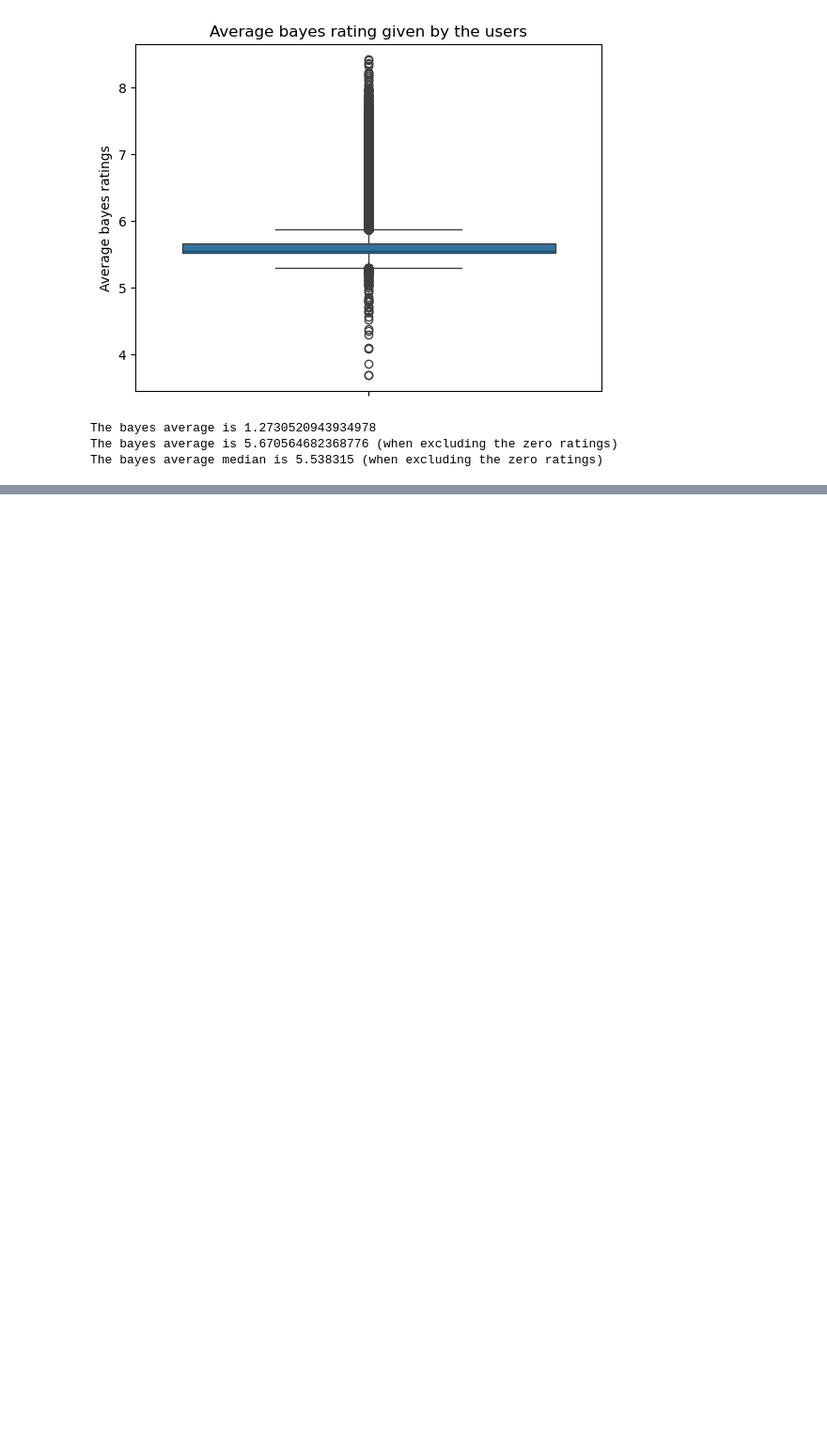
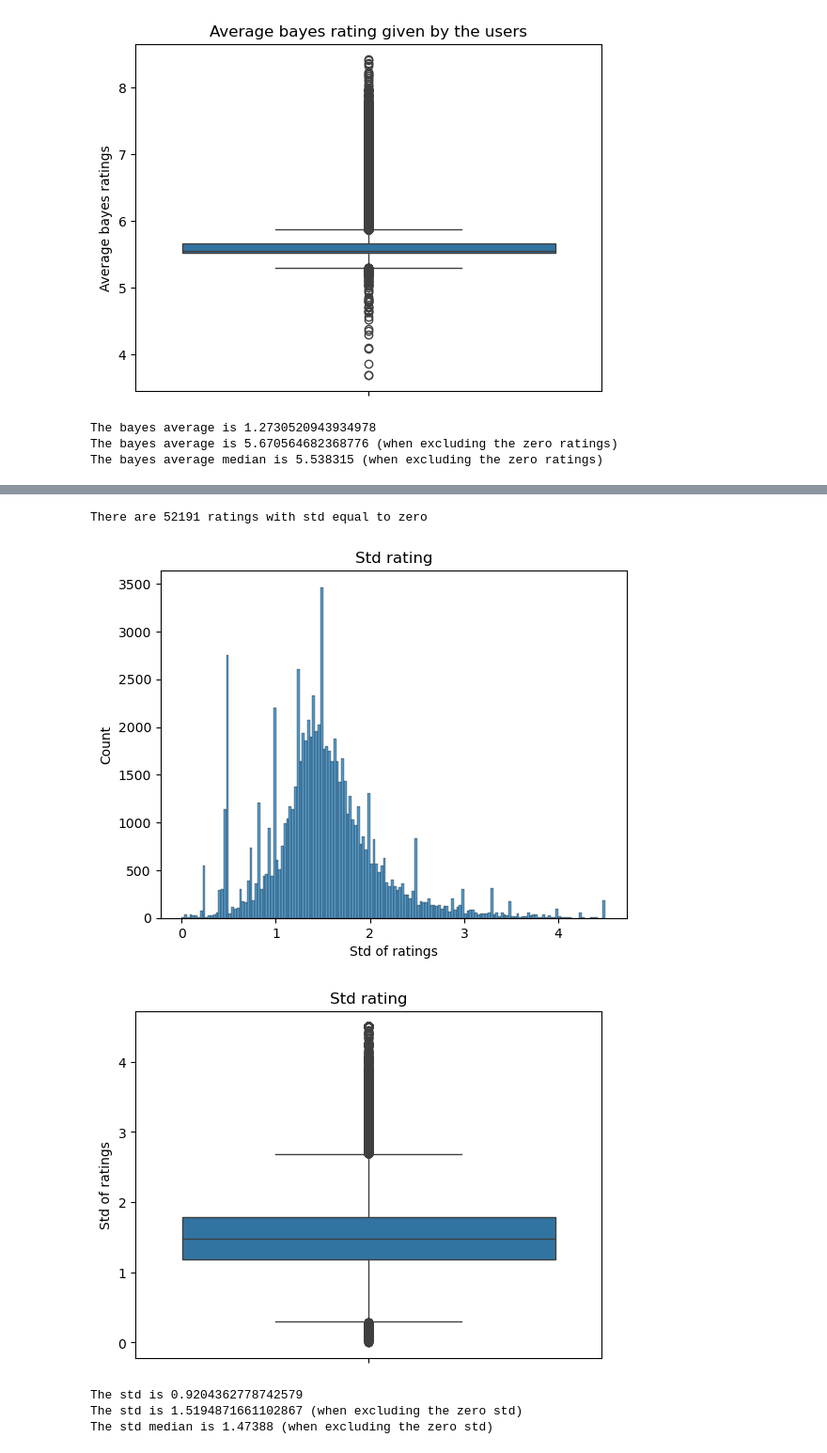
Before and after one commit to LsFaria04/PRI_Board_Games_Search_System, a Jupyter notebook: analysis.ipynb, the cells around one changed output, grey strips where cells are left out. Shown at 94% size. Saved outputs shown, nothing was run; the diff lists cells and outputs as text; code cells hidden in the pictures; blank space fills up the shorter version.

```diff
--- a/analysis.ipynb
+++ b/analysis.ipynb
@@ -567,0 +572,25 @@ We can see that the number of zero ratings is significantly higher than the over
+# %%
+non_zero_std = df[df["stddev"] != 0]
+zero_std = df[df["stddev"] == 0]
+print(f'There are {zero_std.shape[0]} ratings with std equal to zero')
+
+sb.histplot(non_zero_std, x = "stddev")
+plt.xlabel("Std of ratings")
+plt.title("Std rating")
+plt.show()
+
+sb.boxplot(non_zero_std, y="stddev")
+plt.ylabel("Std of ratings")
+plt.title("Std rating")
+plt.show()
+
+print(f'The std is {df["stddev"].mean()}')
+print(f'The std is {non_zero_std["stddev"].mean()} (when excluding the zero std)')
+print(f'The std median is {non_zero_std["stddev"].median()} (when excluding the zero std)')
+# %% [output]
+There are 52191 ratings with std equal to zero
+[figure, added]
+[figure, added]
+The std is 0.9204362778742579
+The std is 1.5194871661102867 (when excluding the zero std)
+The std median is 1.47388 (when excluding the zero std)
```
Also changed, not shown: parts of 5 cells of this notebook.
